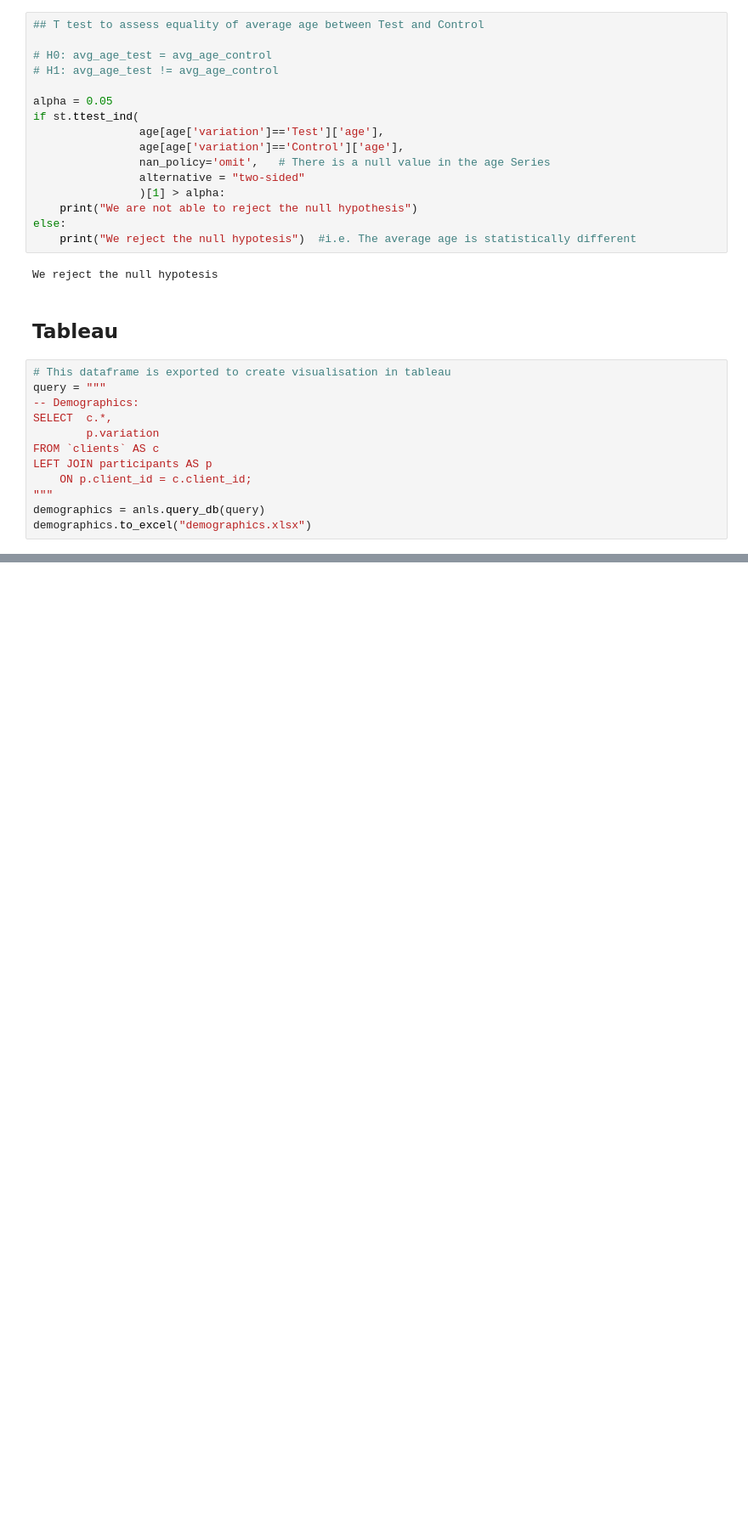
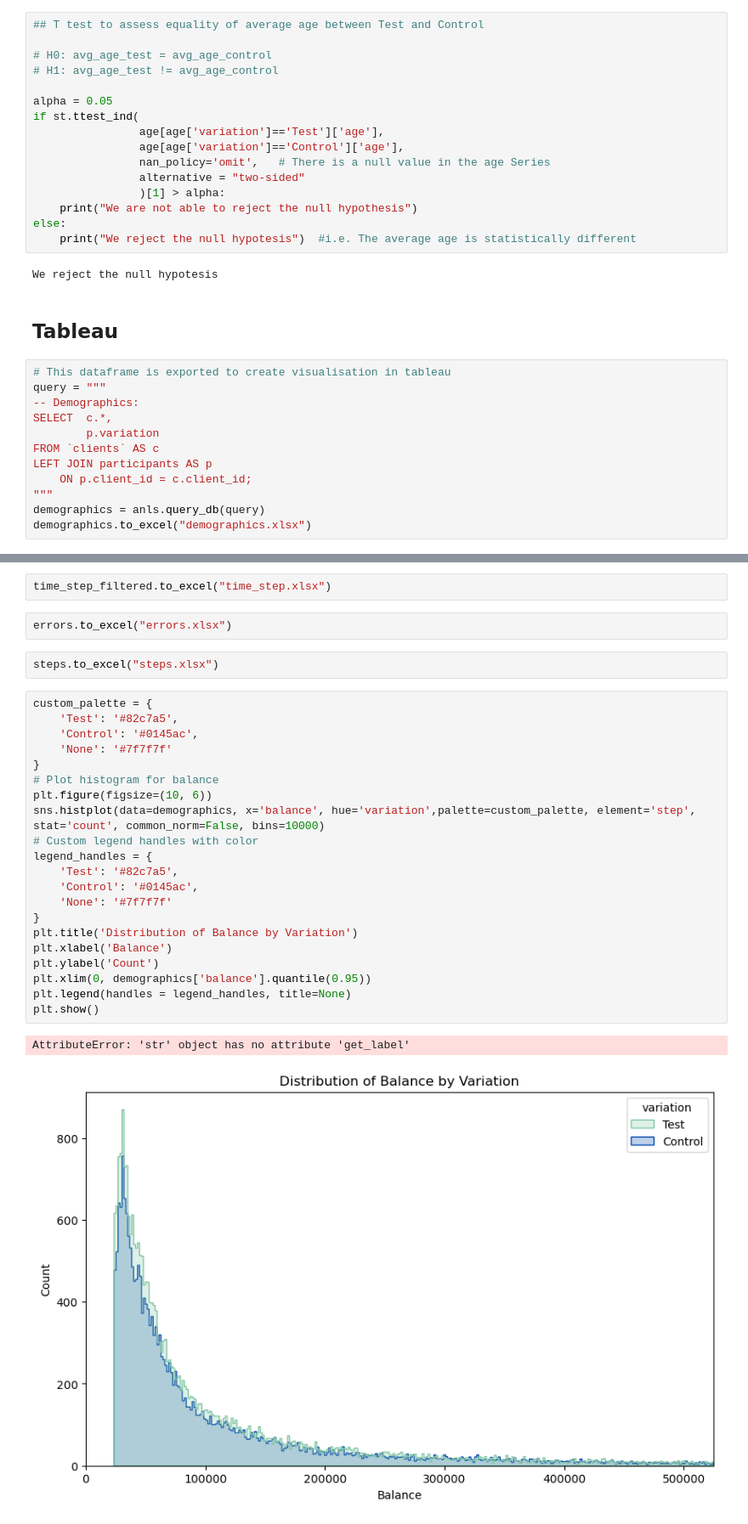
Before and after one commit to arnaurr94/vanguard-ab-test, a Jupyter notebook: dataframes.ipynb, the cells around one changed output, grey strips where cells are left out. Shown at 85% size. Drawn from its saved outputs; the diff is of its cells as text; blank space fills up the shorter version.

```diff
--- a/dataframes.ipynb
+++ b/dataframes.ipynb
@@ -886,0 +1025,30 @@ demographics.to_excel("demographics.xlsx")
+# %%
+time_step_filtered.to_excel("time_step.xlsx")
+# %%
+errors.to_excel("errors.xlsx")
+# %%
+steps.to_excel("steps.xlsx")
+# %%
+custom_palette = {
+    'Test': '#82c7a5',
+    'Control': '#0145ac',
+    'None': '#7f7f7f'
+}
+# Plot histogram for balance
+plt.figure(figsize=(10, 6))
+sns.histplot(data=demographics, x='balance', hue='variation',palette=custom_palette, element='step', stat='count', common_norm=False, bins=10000)
+# Custom legend handles with color
+legend_handles = {
+    'Test': '#82c7a5',
+    'Control': '#0145ac',
+    'None': '#7f7f7f'
+}
+plt.title('Distribution of Balance by Variation')
+plt.xlabel('Balance')
+plt.ylabel('Count')
+plt.xlim(0, demographics['balance'].quantile(0.95))
+plt.legend(handles = legend_handles, title=None)
+plt.show()
+# %% [output]
+AttributeError: 'str' object has no attribute 'get_label'
+[figure, added]
```
Also changed, not shown: parts of 11 cells of this notebook, 6 other files.
